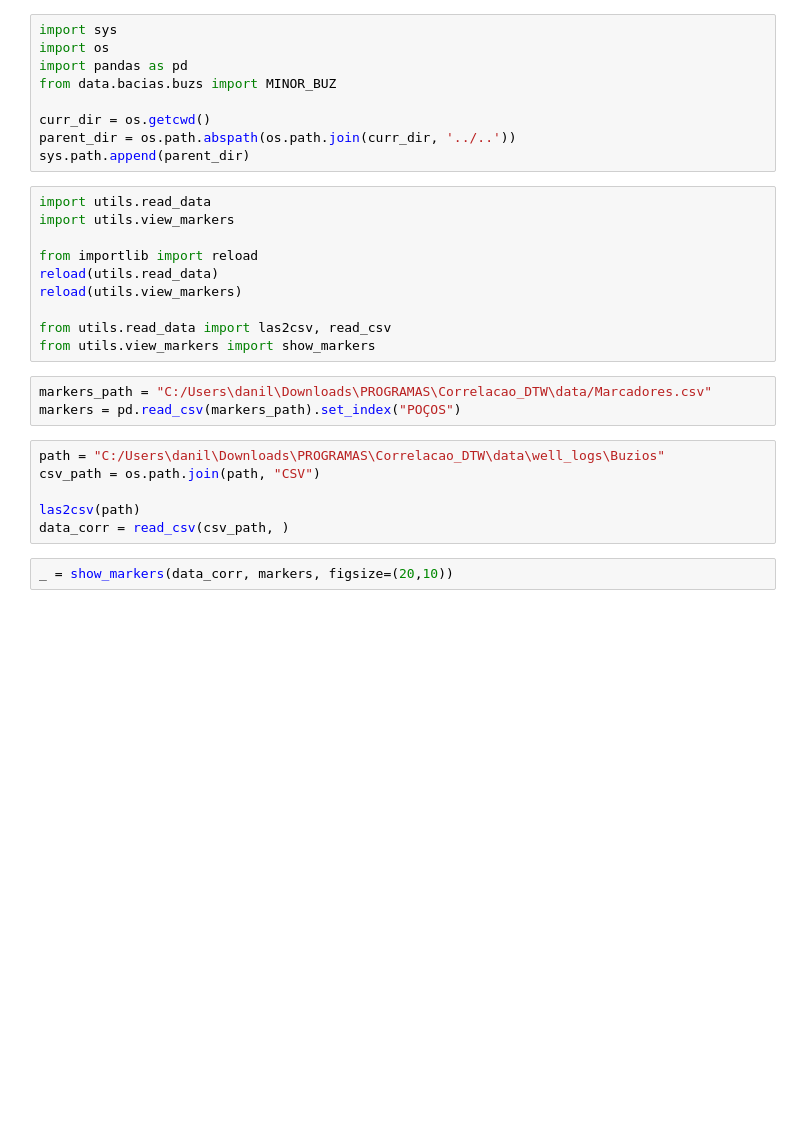
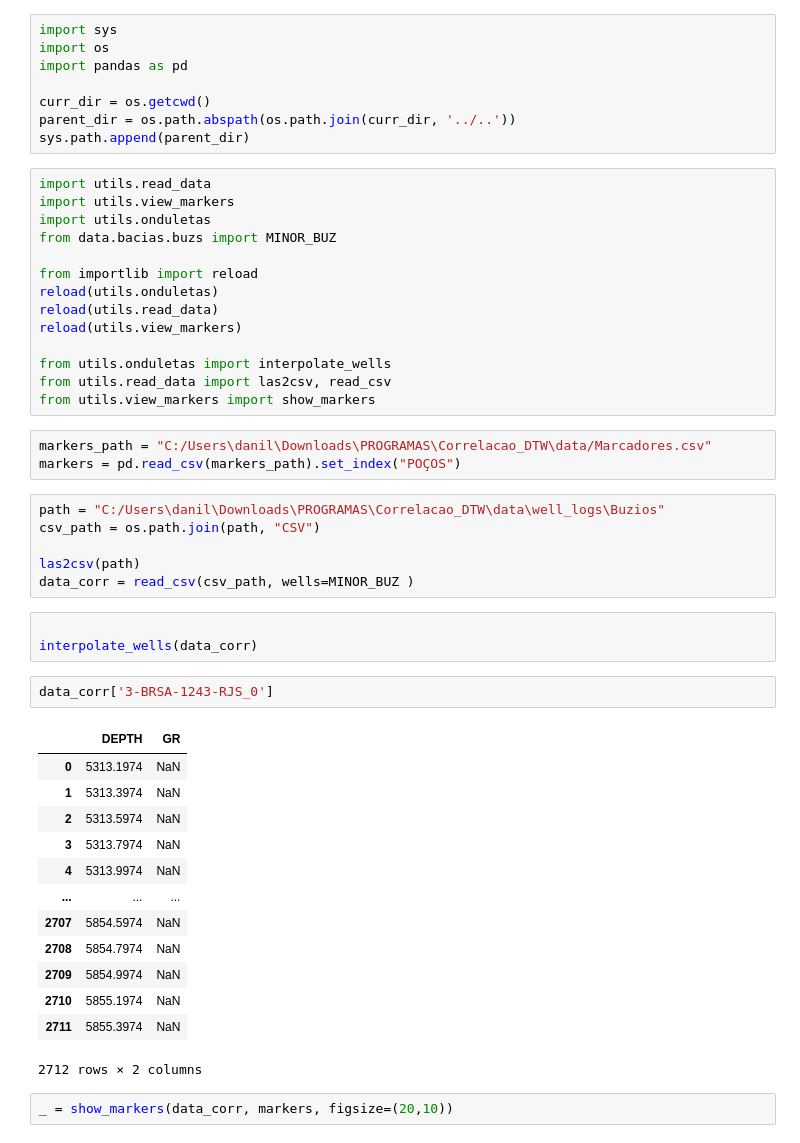
Before and after one commit to danilovomlel/well_correlation, a Jupyter notebook: correlations/BUZS/example.ipynb, the cells around one changed output. Drawn from its saved outputs; the diff is of its cells as text; blank space fills up the shorter version.

Commit message:
interpolate function

```diff
--- a/correlations/BUZS/example.ipynb
+++ b/correlations/BUZS/example.ipynb
@@ -2,7 +2,6 @@
 import sys
 import os
 import pandas as pd
-from data.bacias.buzs import MINOR_BUZ
 
 curr_dir = os.getcwd()
 parent_dir = os.path.abspath(os.path.join(curr_dir, '../..'))
@@ -10,11 +9,15 @@ sys.path.append(parent_dir)
 # %%
 import utils.read_data
 import utils.view_markers
+import utils.onduletas
+from data.bacias.buzs import MINOR_BUZ
 
 from importlib import reload
+reload(utils.onduletas)
 reload(utils.read_data)
 reload(utils.view_markers)
 
+from utils.onduletas import interpolate_wells
 from utils.read_data import las2csv, read_csv
 from utils.view_markers import show_markers
 # %%
@@ -25,7 +28,26 @@ path = "C:/Users\danil\Downloads\PROGRAMAS\Correlacao_DTW\data\well_logs\Buzios"
 csv_path = os.path.join(path, "CSV")
 
 las2csv(path)
-data_corr = read_csv(csv_path, )
+data_corr = read_csv(csv_path, wells=MINOR_BUZ )
+# %%
+
+interpolate_wells(data_corr)
+# %%
+data_corr['3-BRSA-1243-RJS_0']
+# %% [output]
+|  | DEPTH | GR |
+| 0 | 5313.1974 | NaN |
+| 1 | 5313.3974 | NaN |
+| 2 | 5313.5974 | NaN |
+| 3 | 5313.7974 | NaN |
+| 4 | 5313.9974 | NaN |
+| ... | ... | ... |
+| 2707 | 5854.5974 | NaN |
+| 2708 | 5854.7974 | NaN |
+| 2709 | 5854.9974 | NaN |
+| 2710 | 5855.1974 | NaN |
+| 2711 | 5855.3974 | NaN |
+2712 rows × 2 columns
 # %%
 _ = show_markers(data_corr, markers, figsize=(20,10))
 # %% [output]
```
Also changed, not shown: 2 other files.
